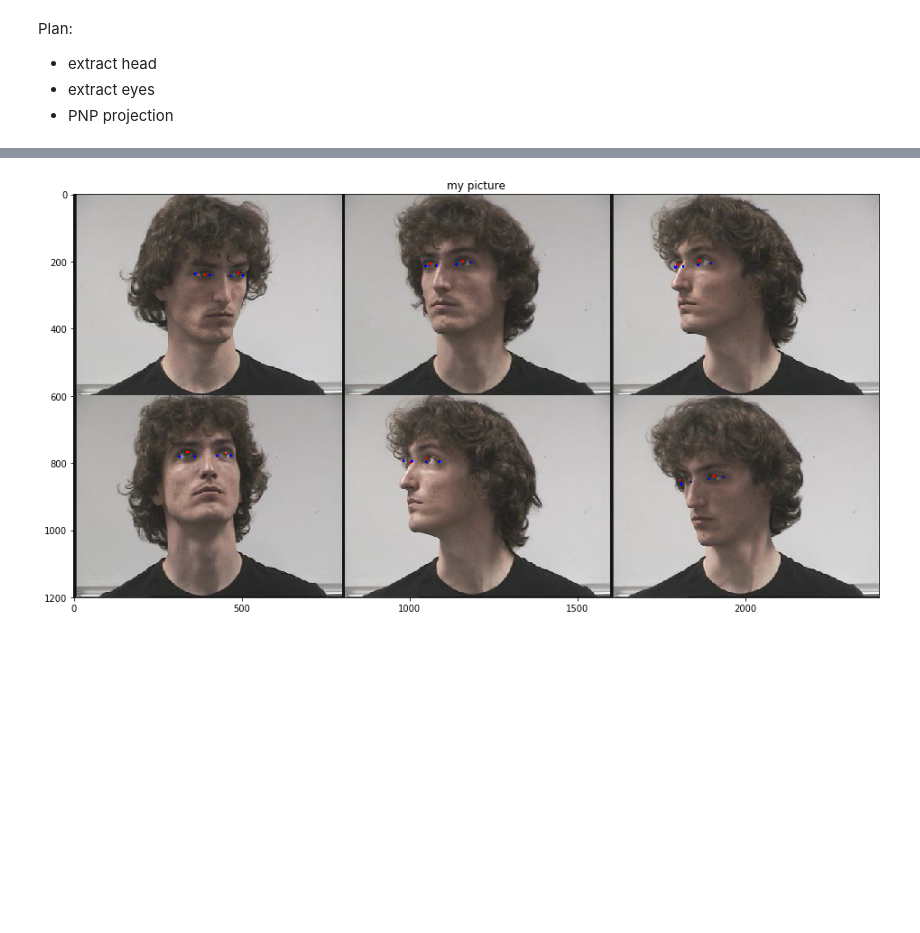
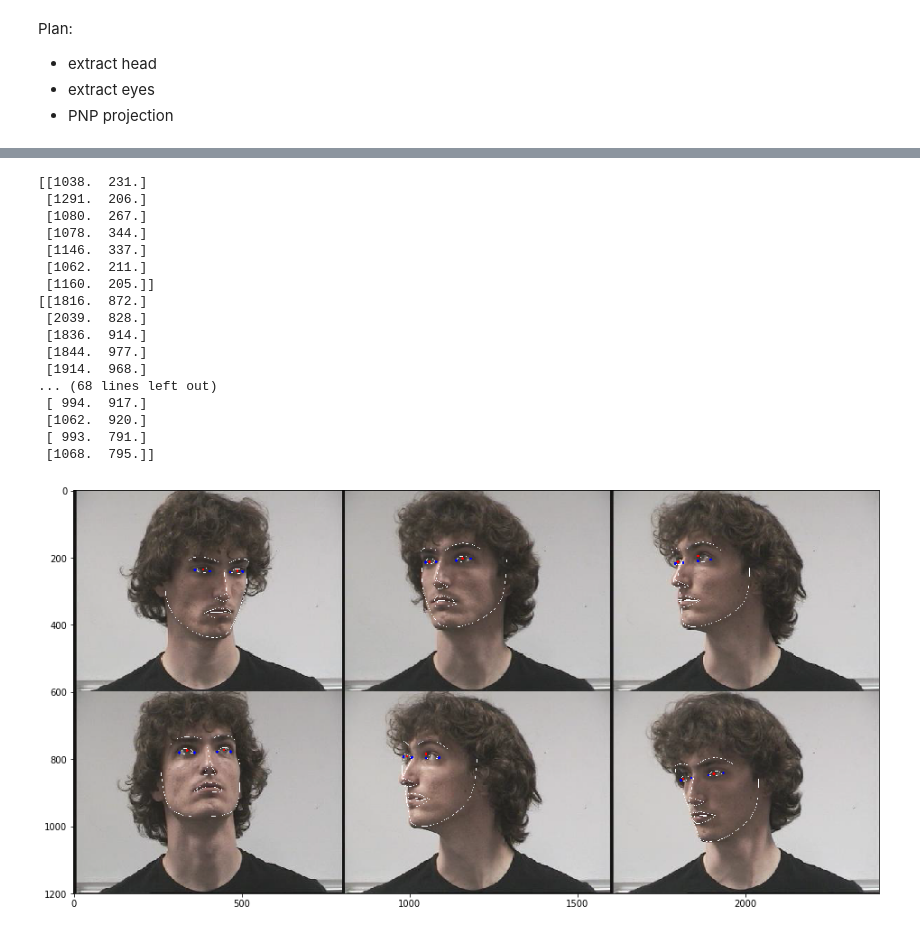
Before and after one commit to karolmajek/Eye-Gaze-Estimator, a Jupyter notebook: Main.ipynb, the cells around one changed output, grey strips where cells are left out. Cells and saved outputs as stored; diff of their text form; code cells hidden in the pictures; blank space fills up the shorter version.

```diff
--- a/Main.ipynb
+++ b/Main.ipynb
@@ -29,6 +29,7 @@ predictor = dlib.shape_predictor(predictor_path)
 def analyseFace( img, quality=1, offset=(0,0)):
     dets = detector(np.array(img), quality)
     result=[]
+    landmarks=[]
     for k, d in enumerate(dets):
         instantFacePOI = np.zeros((7,2),dtype=np.float32)
         eyeCorners=np.zeros((2,2,2),dtype=np.float32)
@@ -49,6 +50,12 @@ def analyseFace( img, quality=1, offset=(0,0)):
         #bouche droite
         instantFacePOI[4][0]=shape.part(54).x+offset[0];
         instantFacePOI[4][1]=shape.part(54).y+offset[1];
+
+        lndmrks = []
+        for i in range(68):
+            lndmrks.append((shape.part(i).x,shape.part(i).y))
+#             landmarks.append((shape.part(i).x,shape.part(i).y))
+        landmarks.append(lndmrks)
 
         leftEyeX=0
         leftEyeY=0
@@ -76,9 +83,9 @@ def analyseFace( img, quality=1, offset=(0,0)):
         instantFacePOI[6][1]=rightEyeY+offset[1];
         data=[instantFacePOI, (int(d.left()+offset[0]),int(d.top()+offset[1]),int(d.right()+offset[0]),int(d.bottom()+offset[1])),eyeCorners]
         result.append(data)
-    return result
+    return result, landmarks
 
-faces_data= analyseFace(test)
-print(len(faces_data))
+faces_data, landmarks = analyseFace(test)
+# print(landmarks)
 # %% [output]
 [figure]
@@ -210,36 +259,52 @@ def scale(rectangle,scale):
 
 def getEyePos(corners,img,right=0):
     #here we don't need both but the biggest one
     eyes=getEyePOI(corners)
     eyeToConsider=eyes[right]
 
     scalesrect=scale(eyeToConsider,1.2)
     croppedImage = img[
         int(max(scalesrect[1],0)):int(max(scalesrect[3],0)),
         int(max(scalesrect[0],0)):int(max(scalesrect[2],0))
     ]
     return [findEyeCenter(croppedImage, [scalesrect[0],scalesrect[1]]),corners[right]]
 
 
 eye_centers=[]
 for eye in [0,1]:
     for index,POI in enumerate(faces_data):
-    #     print(POI[2])
+        print(POI[0])
     #     print("-"*40)
         eye_corners=POI[2]
         eye_center=getEyePos(eye_corners,test,eye)
 #         print(eye_center)
 #         print('='*80)
         eye_centers.append(eye_center)
         cv2.circle(test,(int(eye_center[0][0]),int(eye_center[0][1])), 4, (255,0,0), -1)
         cv2.circle(test,(int(eye_center[1][0][0]),int(eye_center[1][0][1])), 4, (0,0,255), -1)
         cv2.circle(test,(int(eye_center[1][1][0]),int(eye_center[1][1][1])), 4, (0,0,255), -1)
 plt.figure(figsize=(16,16))
 plt.imshow(test)
-plt.title('my picture')
 plt.show()
 # %% [output]
+[[1038.  231.]
+ [1291.  206.]
+ [1080.  267.]
+ [1078.  344.]
+ [1146.  337.]
+ [1062.  211.]
+ [1160.  205.]]
+[[1816.  872.]
+ [2039.  828.]
+ [1836.  914.]
+ [1844.  977.]
+ [1914.  968.]
+... (68 lines left out)
+ [ 994.  917.]
+ [1062.  920.]
+ [ 993.  791.]
+ [1068.  795.]]
-[figure, old version]
+[figure, new version]
 # %%
 
 #SOLVER FOR PNP
```
Also changed, not shown: parts of 3 cells of this notebook.
